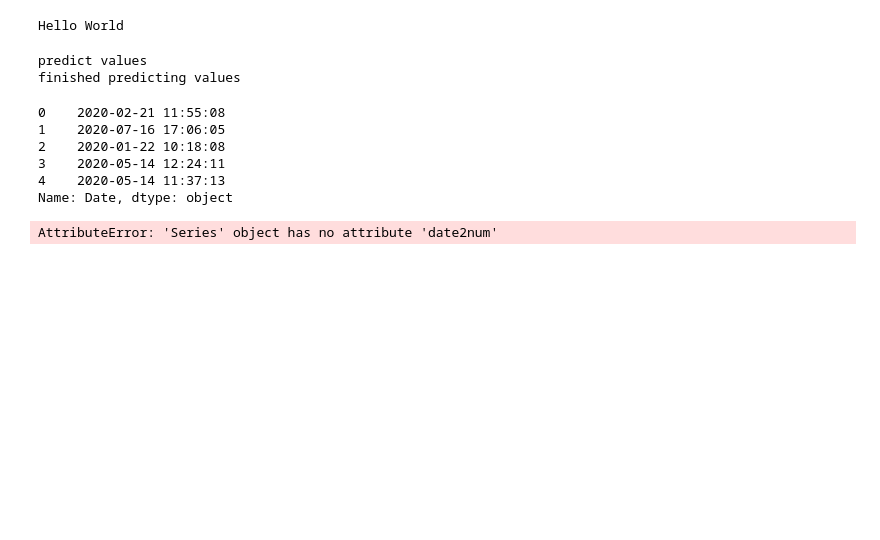
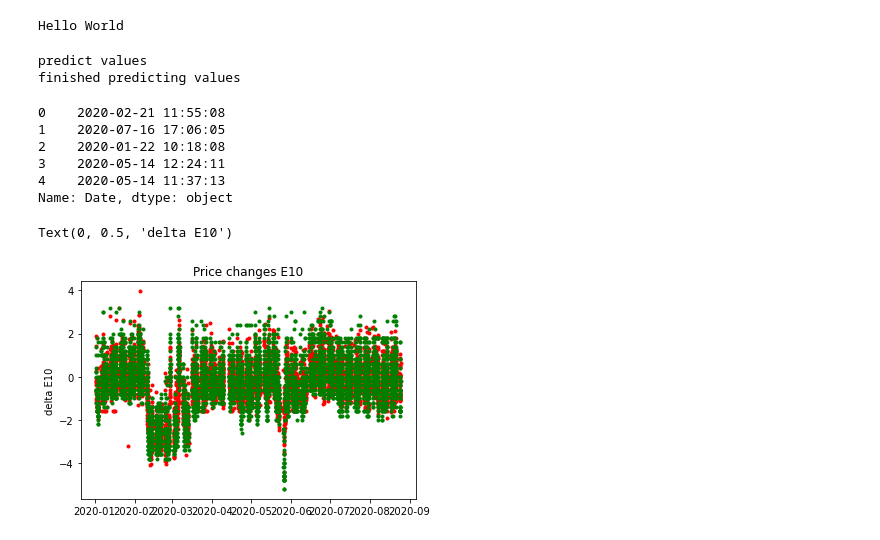
Before and after one commit to ilka1011/fuelPrices, a Jupyter notebook: tweak.ipynb, the cells around one changed output. Cells and saved outputs as stored; diff of their text form; code cells hidden in the pictures; blank space fills up the shorter version.

```diff
--- a/tweak.ipynb
+++ b/tweak.ipynb
@@ -38,11 +38,12 @@ Name: Date, dtype: object
 # %%
 dates = pd.to_datetime(dates)
 dates.dtypes
 #dat = dates.date2num(dat)
 fig, ax = plt.subplots()
 ax.plot_date(dates, y_pred, label='predicition', linestyle='None', marker='.', color='r')
-ax.plot_date(dates, y_test, label='validation', linestyle='None', marker='x', color='g')
+ax.plot_date(dates, y_test, label='validation', linestyle='None', marker='.', color='g')
 ax.set_title("Price changes E10")
 ax.set_ylabel('delta E10')
 # %% [output]
-AttributeError: 'Series' object has no attribute 'date2num'
+Text(0, 0.5, 'delta E10')
+[figure, added]
```
